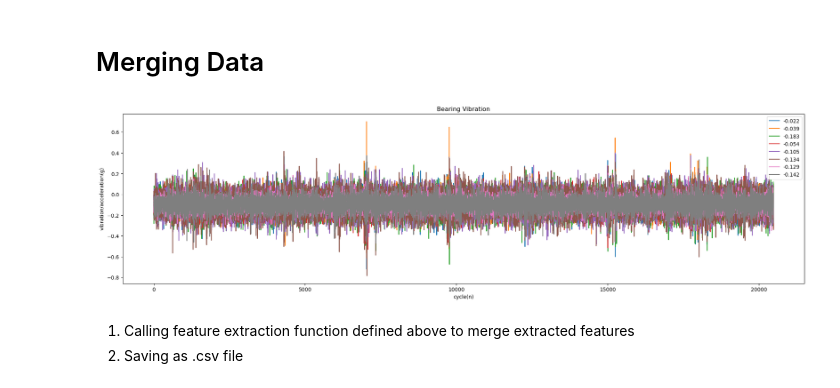
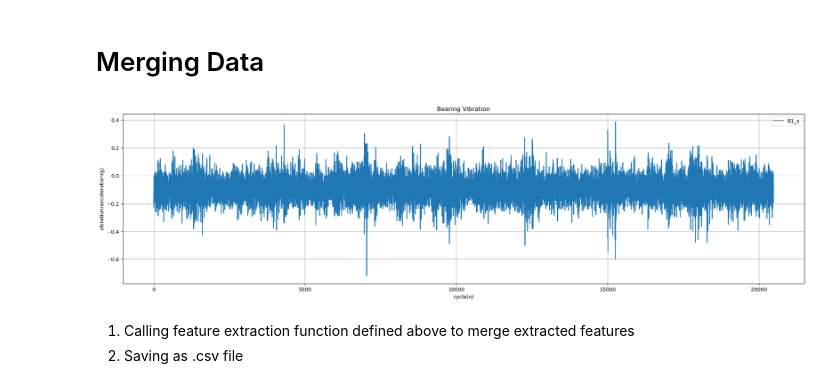
Before and after one commit to douglasmmachado/NASABearing, a Jupyter notebook: nasa.ipynb, the cells around one changed output. Saved outputs shown, nothing was run; the diff lists cells and outputs as text; code cells hidden in the pictures.

```diff
--- a/nasa.ipynb
+++ b/nasa.ipynb
@@ -61,13 +61,26 @@ dataset_path_1st = 'data/1st_test/1st_test/'
 dataset_path_2nd = 'data/2nd_test/2nd_test'
 dataset_path_3rd = 'data/3rd_test/4th_test/txt'
 # %%
-# Test for the first file
-dataset = pd.read_csv('data/1st_test/1st_test/2003.10.22.12.06.24', sep='\t')
-ax = dataset.plot(figsize = (24,6), title= "Bearing Vibration" , legend = True)
+# Read dataset
+dataset = pd.read_csv('data/1st_test/1st_test/2003.10.22.12.06.24', sep='\t', header=0, names=['B1_x', 'B1_y', 'B2_x', 'B2_y', 'B3_x', 'B3_y', 'B4_x', 'B4_y'])
+
+# Plot using Matplotlib
+ax = dataset.B1_x.plot(figsize=(24, 6), title="Bearing Vibration", legend=True)
+
+# Customize plot
 ax.set(xlabel="cycle(n)", ylabel="vibration/acceleration(g)")
+ax.grid(True)
+
+bearing = '1'
+axis = 'x'
+
+# Save the figure
+plt.savefig(f"raw_data_bearing_{bearing}_axis_{axis}.png")
+
+# Show the plot
 plt.show()
 # %% [output]
-[figure, old version]
+[figure, new version]
 # %%
 # Root Mean Squared Sum
 def calculate_rms(df):
```
Also changed, not shown: parts of 6 cells of this notebook, 1 other file.
